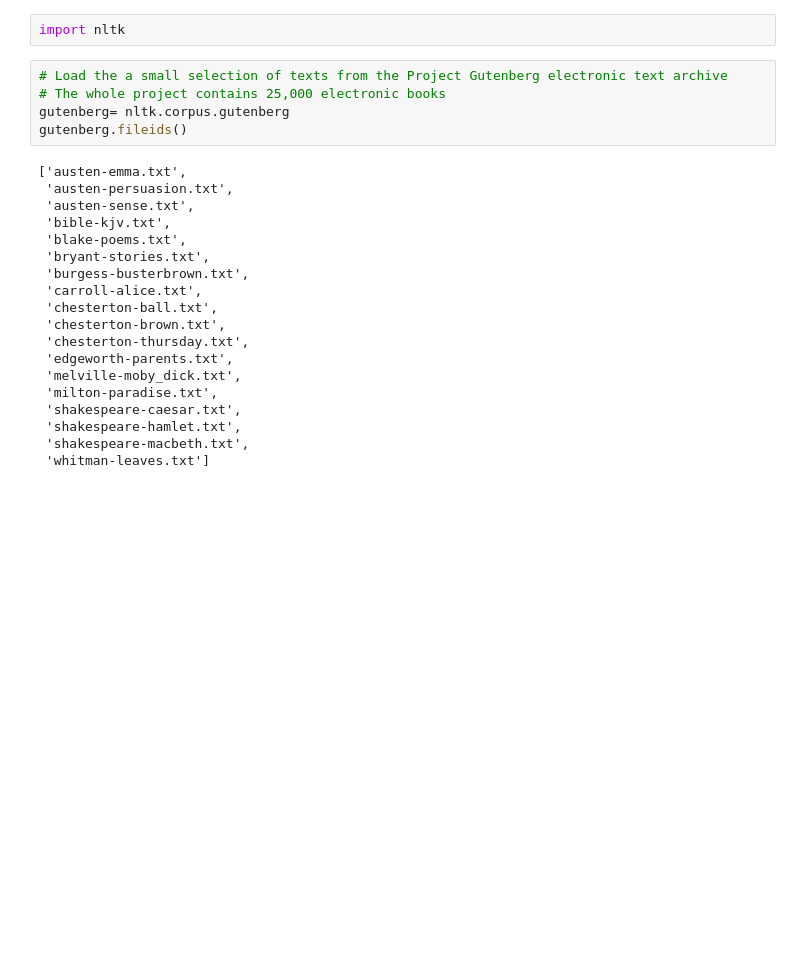
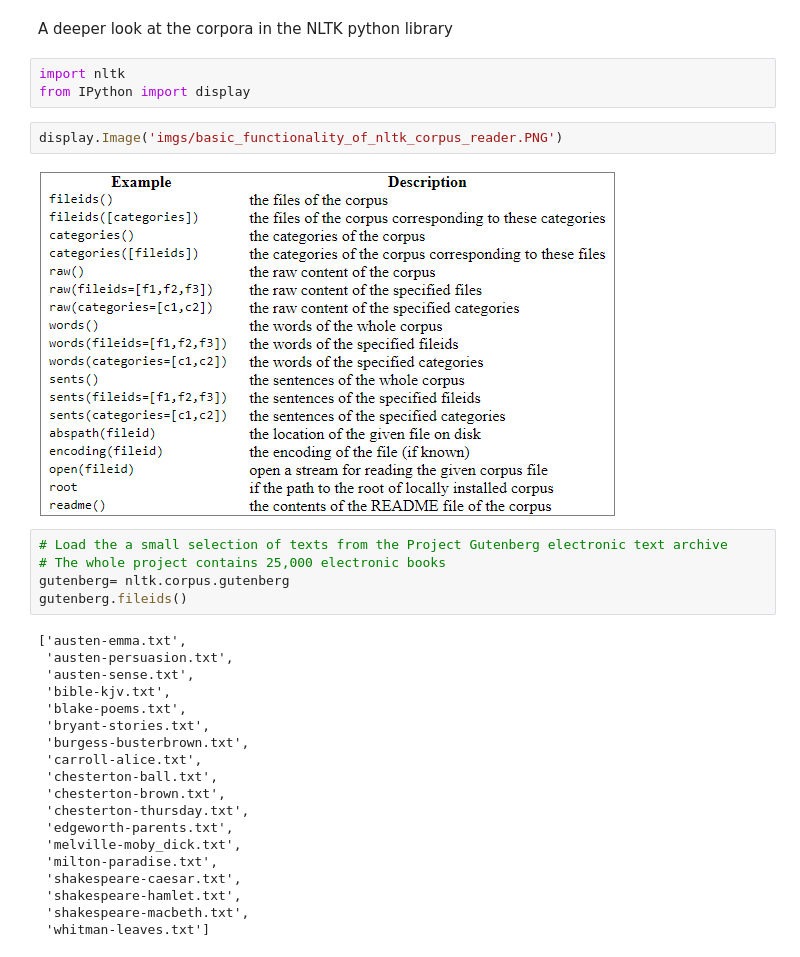
Before and after one commit to BlueAsuka/LanguageModel, a Jupyter notebook: from_torch/nltk_corpus.ipynb, the cells around one changed output. Drawn from its saved outputs; the diff is of its cells as text; blank space fills up the shorter version.

Commit message:
Figures and comments added

```diff
--- a/from_torch/nltk_corpus.ipynb
+++ b/from_torch/nltk_corpus.ipynb
@@ -1,5 +1,12 @@
+# %% [markdown]
+A deeper look at the corpora in the NLTK python library
 # %%
 import nltk
+from IPython import display
+# %%
+display.Image('imgs/basic_functionality_of_nltk_corpus_reader.PNG')
+# %% [output]
+[figure, added]
 # %%
 # Load the a small selection of texts from the Project Gutenberg electronic text archive
 # The whole project contains 25,000 electronic books
```
Also changed, not shown: parts of 2 cells of this notebook, 1 other file.
